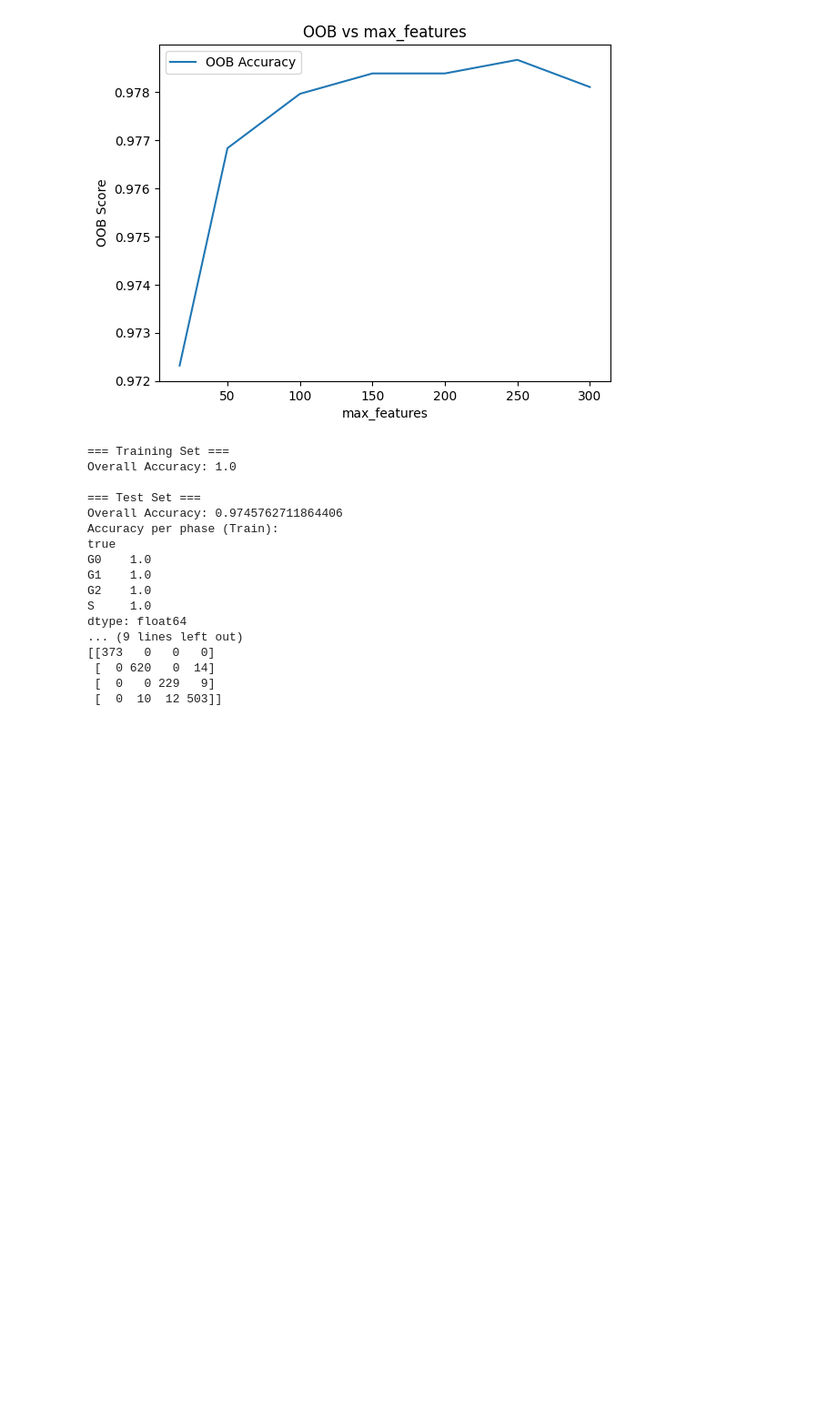
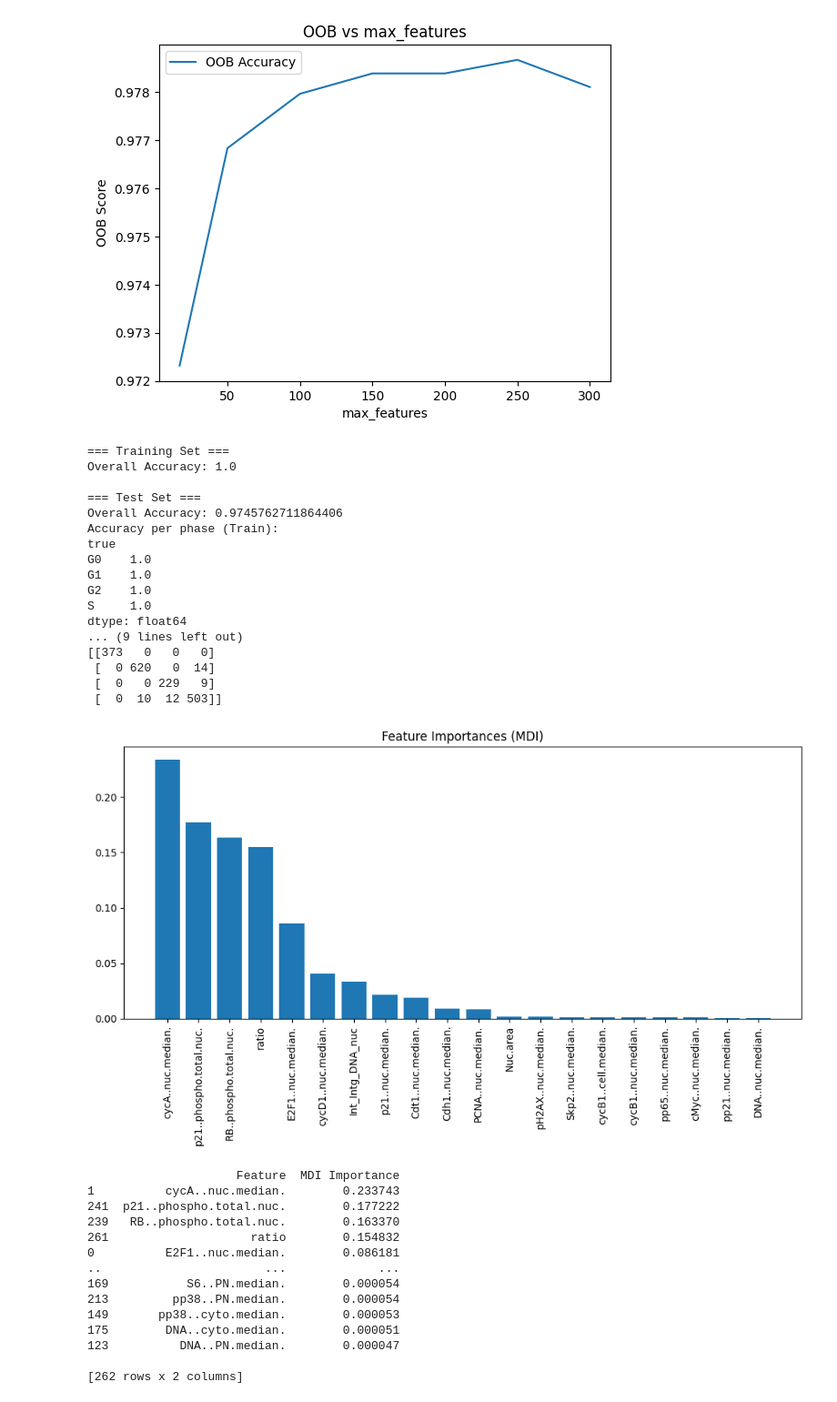
Before and after one commit to mariahgloehr/IICD, a Jupyter notebook: RF/rf_classifier.ipynb, the cells around one changed output. Shown at 91% size. Cells and saved outputs as stored; diff of their text form; code cells hidden in the pictures; blank space fills up the shorter version.

```diff
--- a/RF/rf_classifier.ipynb
+++ b/RF/rf_classifier.ipynb
@@ -157,3 +158,43 @@ dtype: float64
  [  0 620   0  14]
  [  0   0 229   9]
  [  0  10  12 503]]
+# %%
+# Get feature importances (MDI)
+importances = rf.feature_importances_
+feature_names = X.columns
+indices = np.argsort(importances)[::-1]  # Sort by importance descending
+
+# Select top n indices
+top_n = 20
+top_indices = indices[:top_n]
+
+# Plot
+plt.figure(figsize=(10, 6))
+plt.title("Feature Importances (MDI)")
+plt.bar(range(top_n), importances[top_indices], align='center')
+plt.xticks(range(top_n), feature_names[top_indices], rotation=90)
+plt.tight_layout()
+plt.show()
+
+importance_df = pd.DataFrame({
+    'Feature': feature_names,
+    'MDI Importance': importances
+}).sort_values(by='MDI Importance', ascending=False)
+
+print(importance_df)
+# %% [output]
+[figure, added]
+                     Feature  MDI Importance
+1          cycA..nuc.median.        0.233743
+241  p21..phospho.total.nuc.        0.177222
+239   RB..phospho.total.nuc.        0.163370
+261                    ratio        0.154832
+0          E2F1..nuc.median.        0.086181
+..                       ...             ...
+169           S6..PN.median.        0.000054
+213         pp38..PN.median.        0.000054
+149       pp38..cyto.median.        0.000053
+175        DNA..cyto.median.        0.000051
+123          DNA..PN.median.        0.000047
+
+[262 rows x 2 columns]
```
Also changed, not shown: parts of 1 cell of this notebook, 11 other files.
